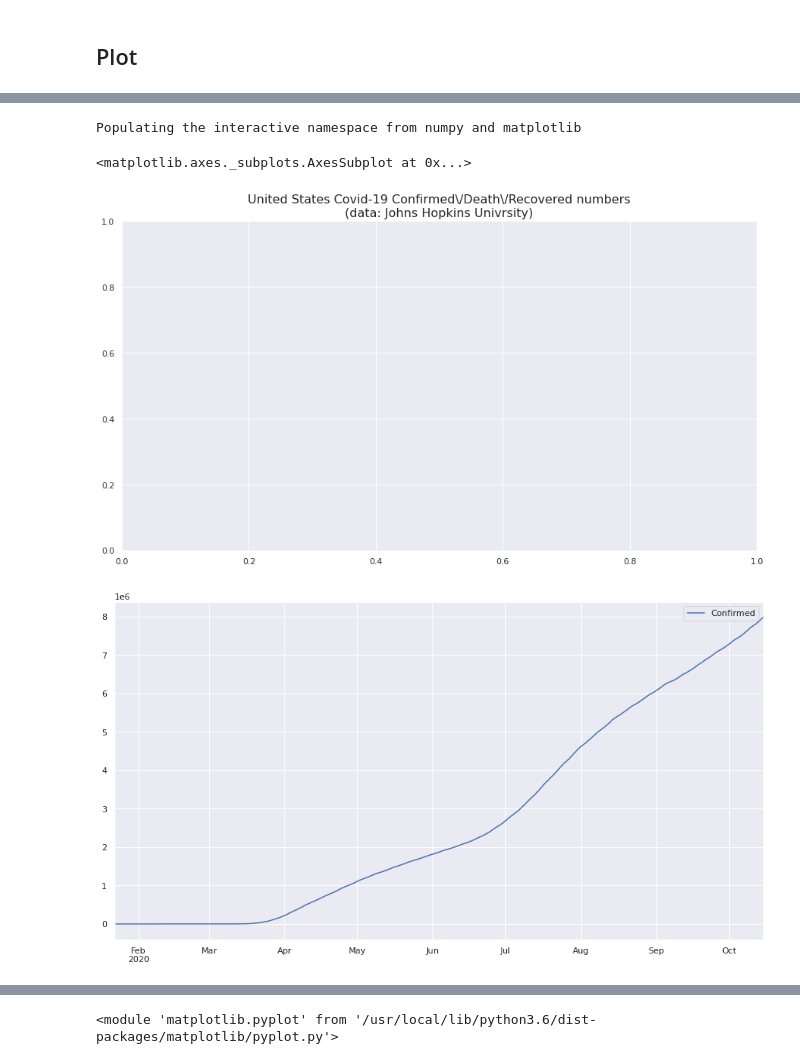
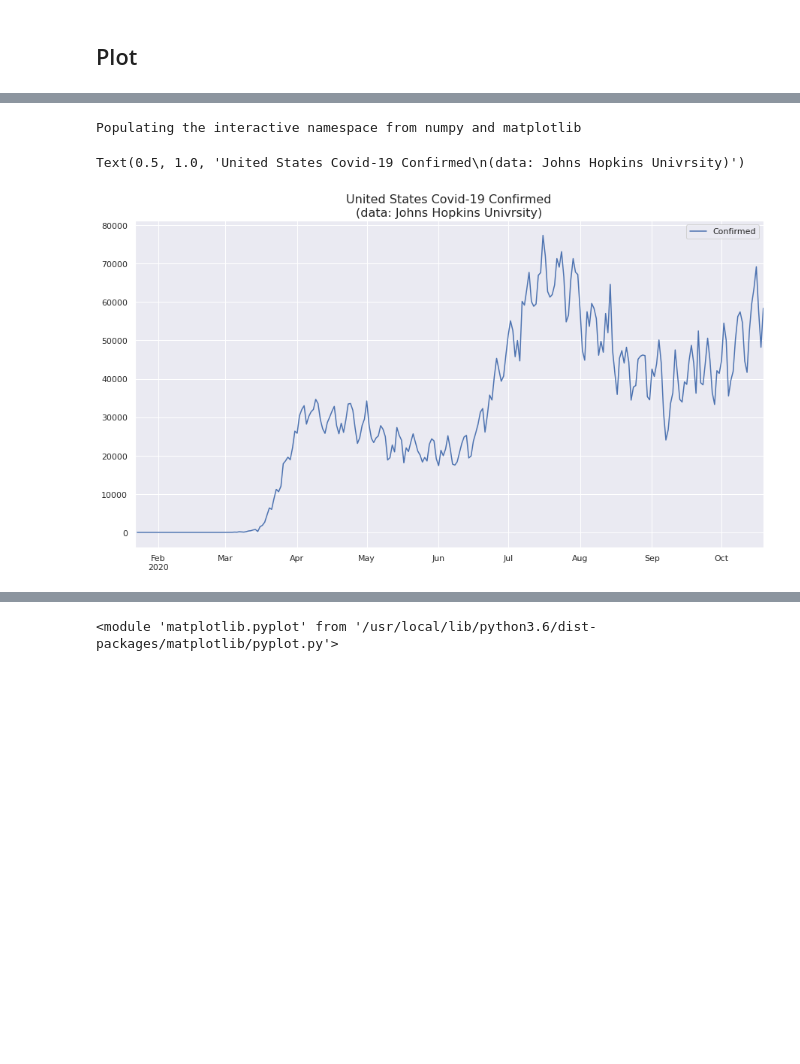
Before and after one commit to RedShuuu/Mix, a Jupyter notebook: COVID19/covid_data_analysis.ipynb, the cells around one changed output, grey strips where cells are left out. Cells and saved outputs as stored; diff of their text form; code cells hidden in the pictures; blank space fills up the shorter version.

```diff
--- a/COVID19/covid_data_analysis.ipynb
+++ b/COVID19/covid_data_analysis.ipynb
@@ -201,15 +201,14 @@ us_confirmed_series
 # %%
 %matplotlib inline
 %pylab inline
 
 pylab.rcParams['figure.figsize'] = (15, 8)   # set image size
 
-plt.title('United States Covid-19 Confirmed\/Death\/Recovered\n(data: Johns Hopkins Univrsity)', fontsize=16)
+
 sns.set(color_codes=True)
-us_confirmed_series.plot()
 us_confirmed_series.diff().plot()
+plt.title('United States Covid-19 Confirmed\n(data: Johns Hopkins Univrsity)', fontsize=16)
 # %% [output]
 Populating the interactive namespace from numpy and matplotlib
-<matplotlib.axes._subplots.AxesSubplot at 0x...>
+Text(0.5, 1.0, 'United States Covid-19 Confirmed\n(data: Johns Hopkins Univrsity)')
-[figure, old version]
+[figure, new version]
-[figure, removed]
```
Also changed, not shown: parts of 25 cells of this notebook.
